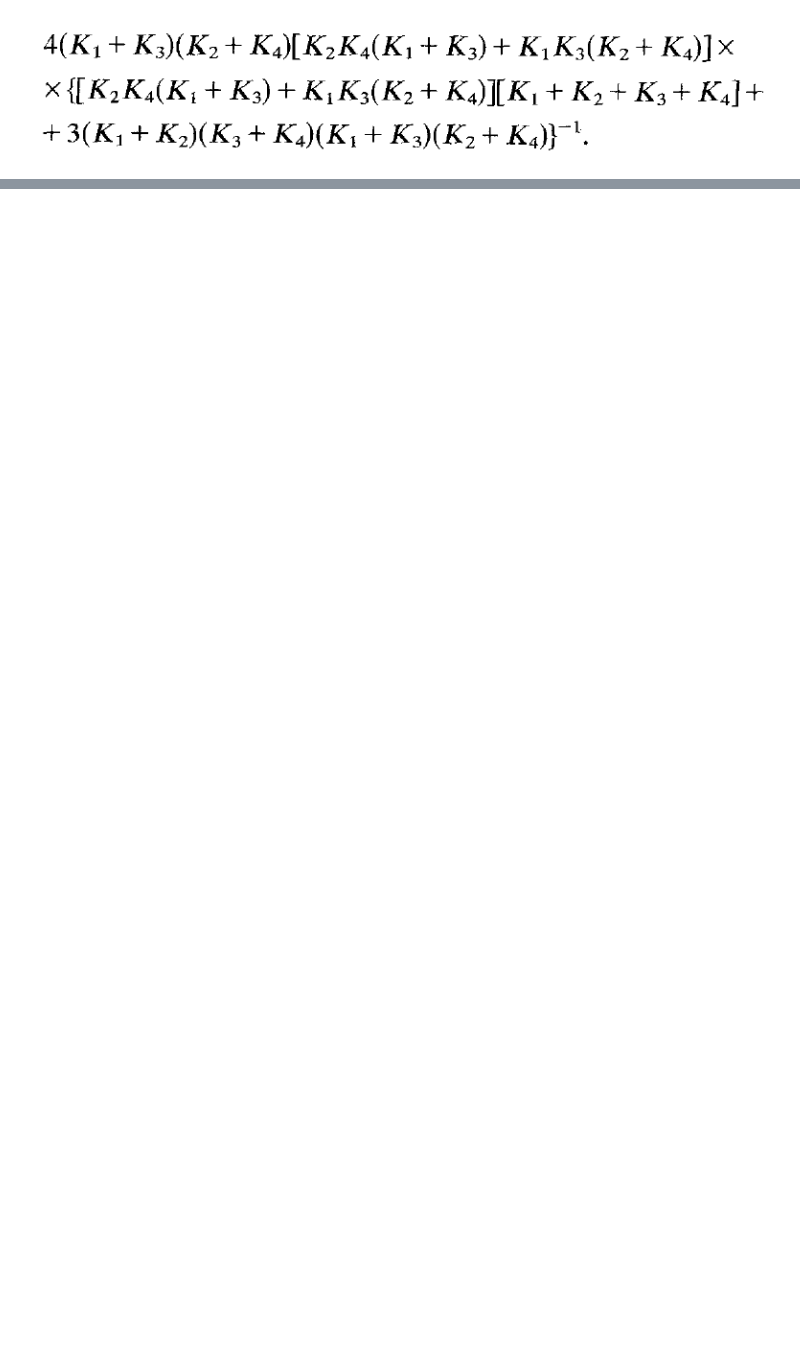
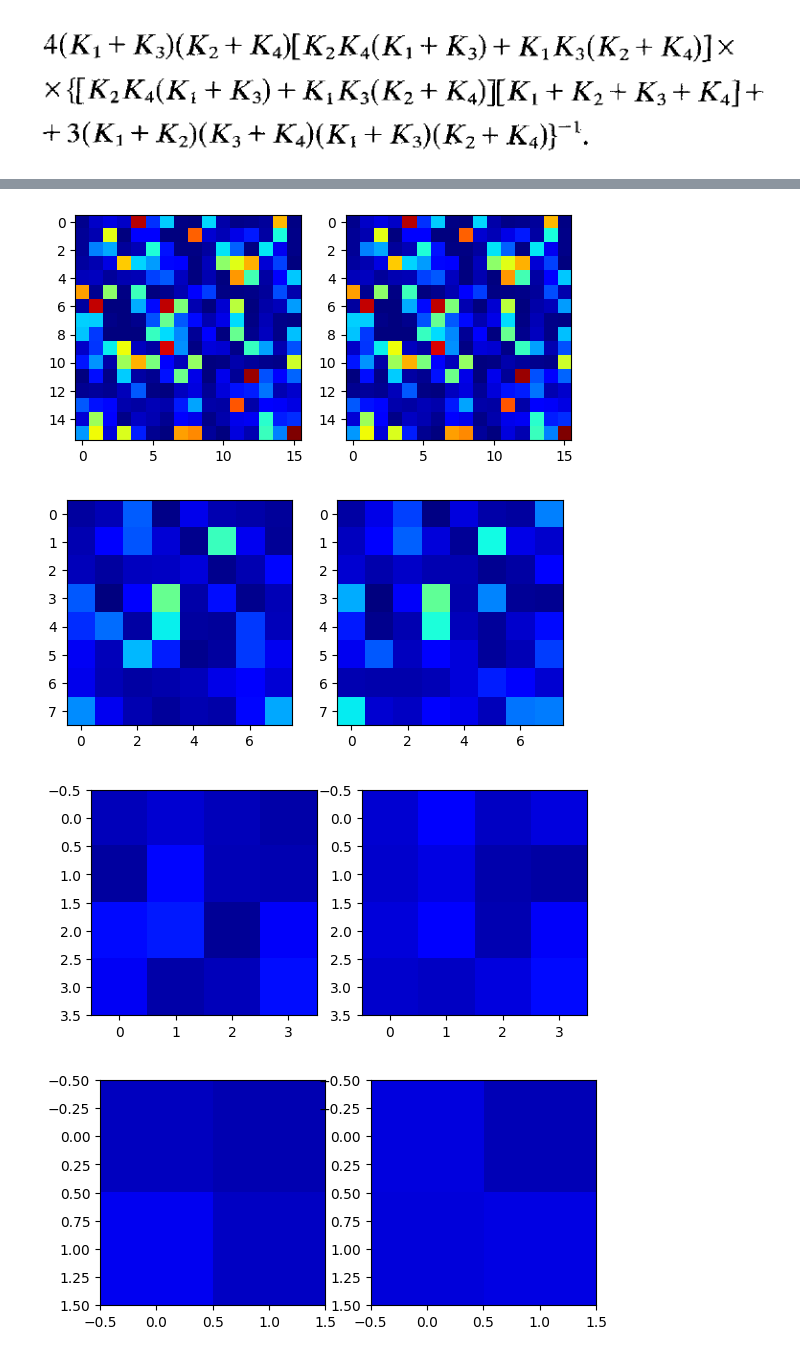
Before and after one commit to randlab/ArchPy, a Jupyter notebook: dev/flow_simulation/upscaling_methods.ipynb, the cells around one changed output, grey strips where cells are left out. Drawn from its saved outputs; the diff is of its cells as text; code cells hidden in the pictures; blank space fills up the shorter version.

```diff
--- a/dev/flow_simulation/upscaling_methods.ipynb
+++ b/dev/flow_simulation/upscaling_methods.ipynb
@@ -453,0 +561,7 @@ simplified_renormalization(block, 1, 1)
+# %%
+nx, ny = 16, 16
+dx, dy = 1, 1
+
+field = 10**(np.random.rand(nx, ny)*-2 + -4)
+Kxx = standard_renormalization(field, direction="x")
+Kyy = standard_renormalization(field, direction="y")
@@ -453,0 +580,14 @@ simplified_renormalization(block, 1, 1)
+# %%
+for arrx, arry in zip(Kxx, Kyy):
+    plt.subplot(1, 2, 1)
+    plt.imshow(arrx, cmap="jet", vmin=field.min(), vmax=field.max())
+    # plt.colorbar()
+    plt.subplot(1, 2, 2)
+    plt.imshow(arry, cmap="jet", vmin=field.min(), vmax=field.max())
+    # plt.colorbar()
+    plt.show()
+# %% [output]
+[figure, added]
+[figure, added]
+[figure, added]
+[figure, added]
```
Also changed, not shown: parts of 30 cells of this notebook.
